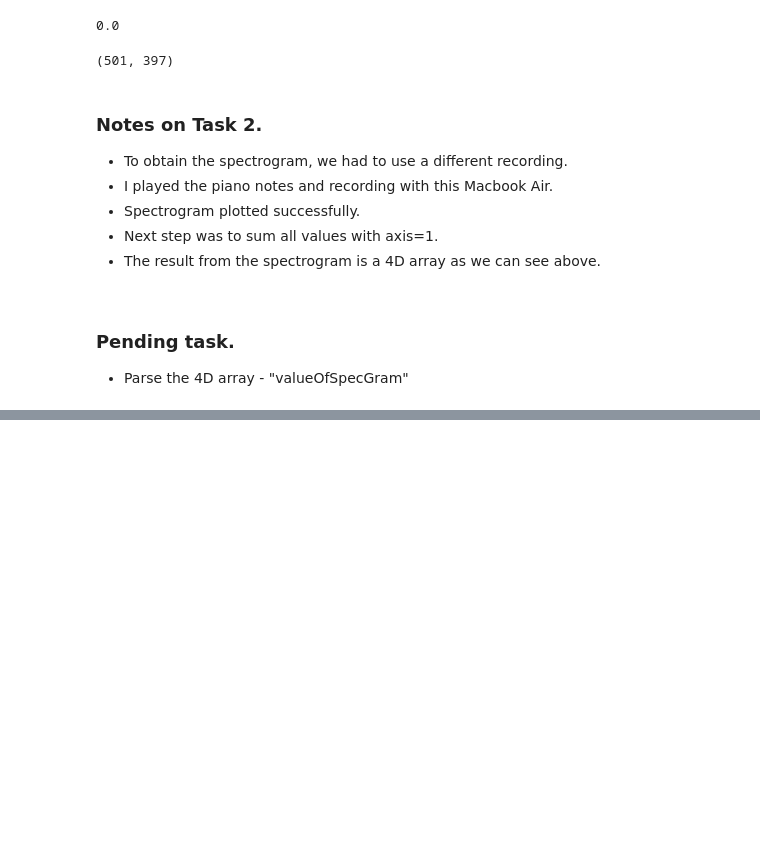
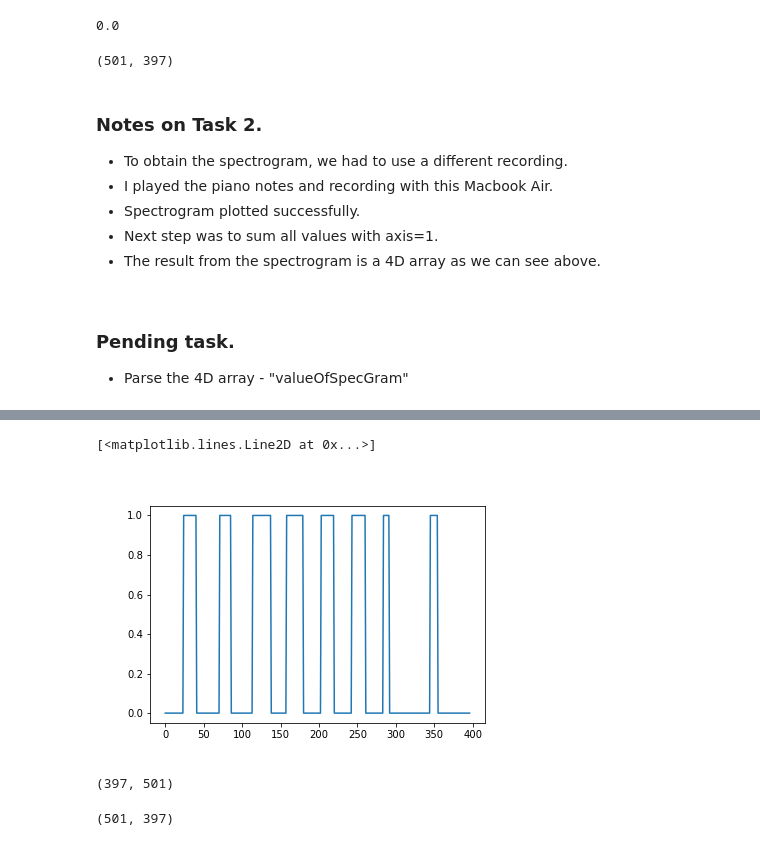
Before and after one commit to SudharshanBR/NewRecording2, a Jupyter notebook: InstrumentRecognition.ipynb, the cells around one changed output, grey strips where cells are left out. Cells and saved outputs as stored; diff of their text form; code cells hidden in the pictures; blank space fills up the shorter version.

```diff
--- a/InstrumentRecognition.ipynb
+++ b/InstrumentRecognition.ipynb
@@ -124,0 +145,15 @@ plt.show()
+# %%
+outputName = []
+for eachItem in sumOfSpectogram[0]:
+    if eachItem > 0.0001:
+        outputName.append(1)
+    else:
+        outputName.append(0)
+# %%
+if plt:
+    plt.close()
+
+plt.plot(outputName)
+# %% [output]
+[<matplotlib.lines.Line2D at 0x...>]
+[figure, added]
@@ -124,0 +162,8 @@ plt.show()
+# %%
+specNP.shape
+# %% [output]
+(397, 501)
+# %%
+spectogram_np.shape
+# %% [output]
+(501, 397)
```
Also changed, not shown: parts of 7 cells of this notebook.
